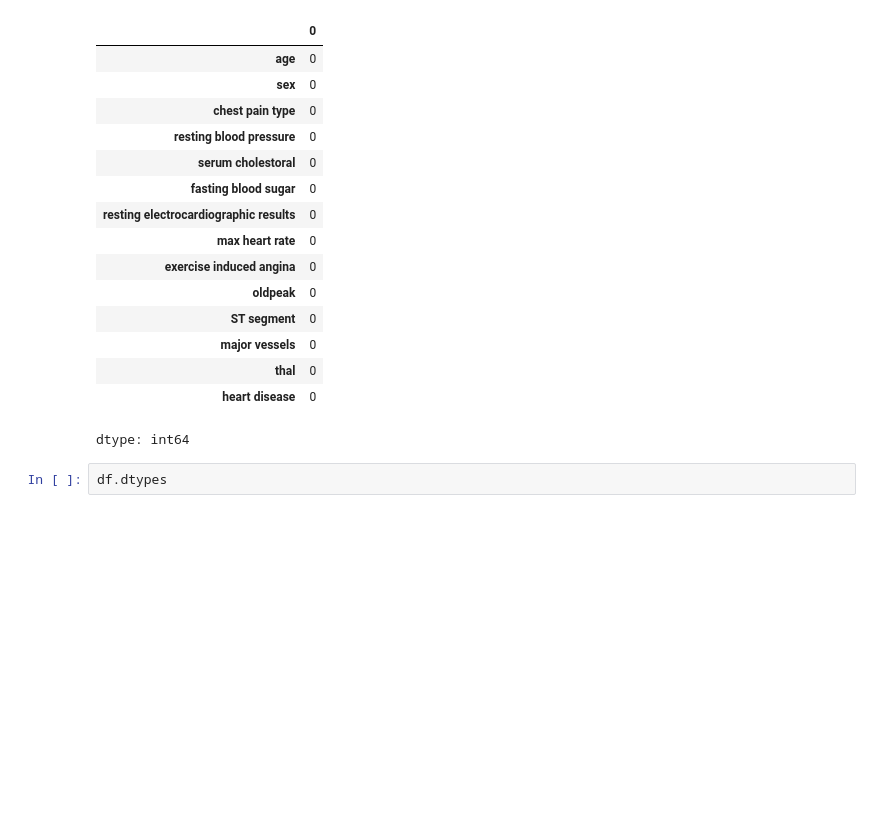
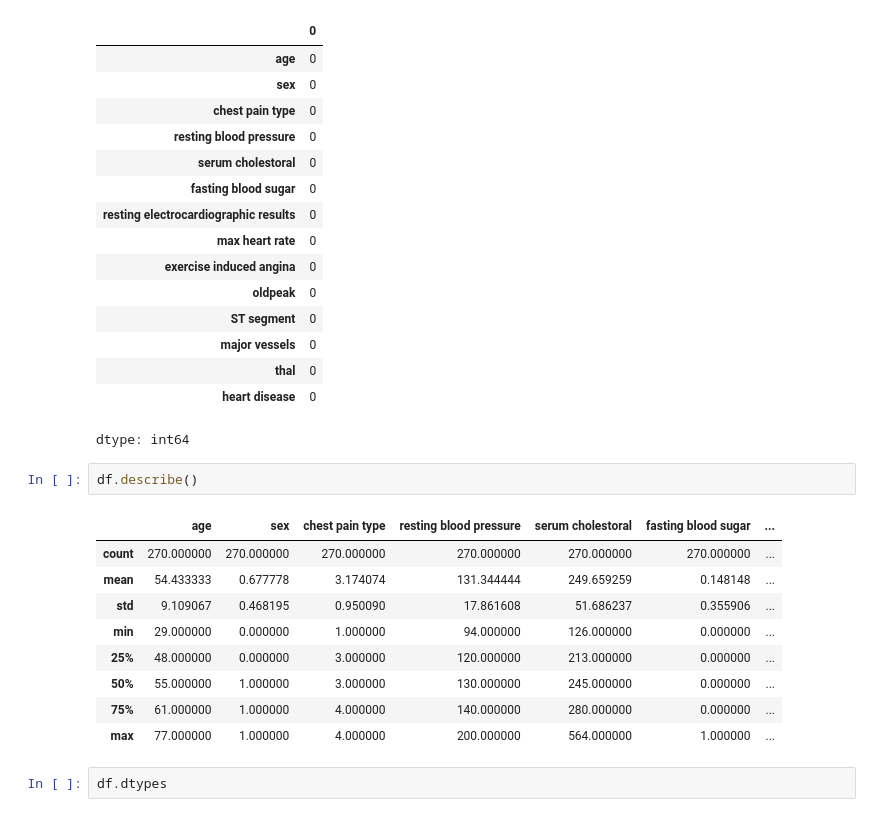
Before and after one commit to nayna-chakole/My_repository-, a Jupyter notebook: Heart_Disease_Prediction.ipynb, the cells around one changed output. Drawn from its saved outputs; the diff is of its cells as text; blank space fills up the shorter version.

```diff
--- a/Heart_Disease_Prediction.ipynb
+++ b/Heart_Disease_Prediction.ipynb
@@ -51,6 +51,18 @@ df.isnull().sum()
 | thal | 0 |
 | heart disease | 0 |
 dtype: int64
+# %%
+df.describe()
+# %% [output]
+|  | age | sex | chest pain type | resting blood pressure | serum cholestoral | fasting blood sugar | ... |
+| count | 270.000000 | 270.000000 | 270.000000 | 270.000000 | 270.000000 | 270.000000 | ... |
+| mean | 54.433333 | 0.677778 | 3.174074 | 131.344444 | 249.659259 | 0.148148 | ... |
+| std | 9.109067 | 0.468195 | 0.950090 | 17.861608 | 51.686237 | 0.355906 | ... |
+| min | 29.000000 | 0.000000 | 1.000000 | 94.000000 | 126.000000 | 0.000000 | ... |
+| 25% | 48.000000 | 0.000000 | 3.000000 | 120.000000 | 213.000000 | 0.000000 | ... |
+| 50% | 55.000000 | 1.000000 | 3.000000 | 130.000000 | 245.000000 | 0.000000 | ... |
+| 75% | 61.000000 | 1.000000 | 4.000000 | 140.000000 | 280.000000 | 0.000000 | ... |
+| max | 77.000000 | 1.000000 | 4.000000 | 200.000000 | 564.000000 | 1.000000 | ... |
 # %%
 df.dtypes
 # %% [output]
```
Also changed, not shown: parts of 4 cells of this notebook.
